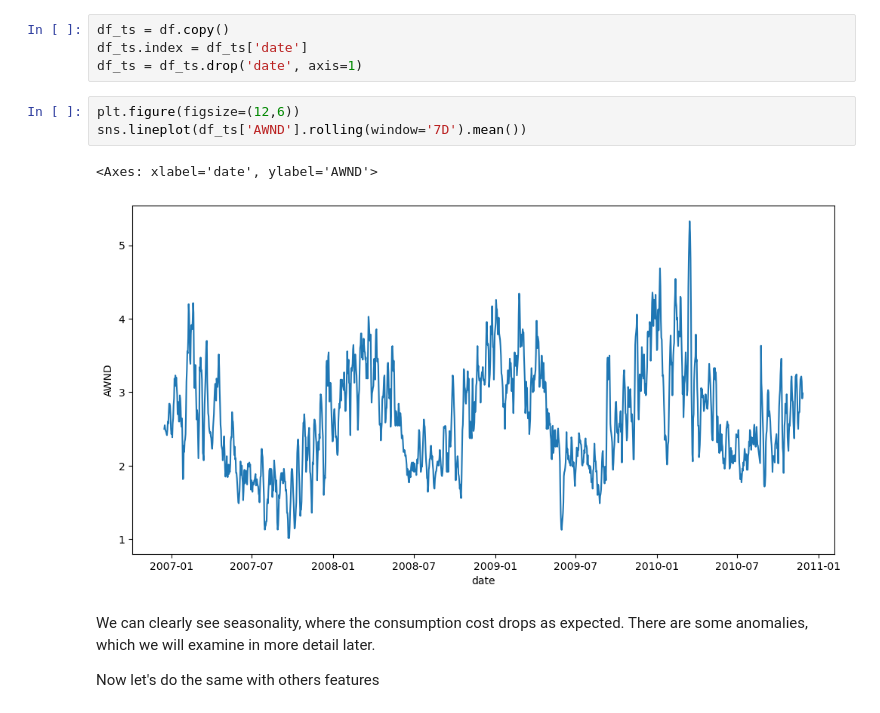
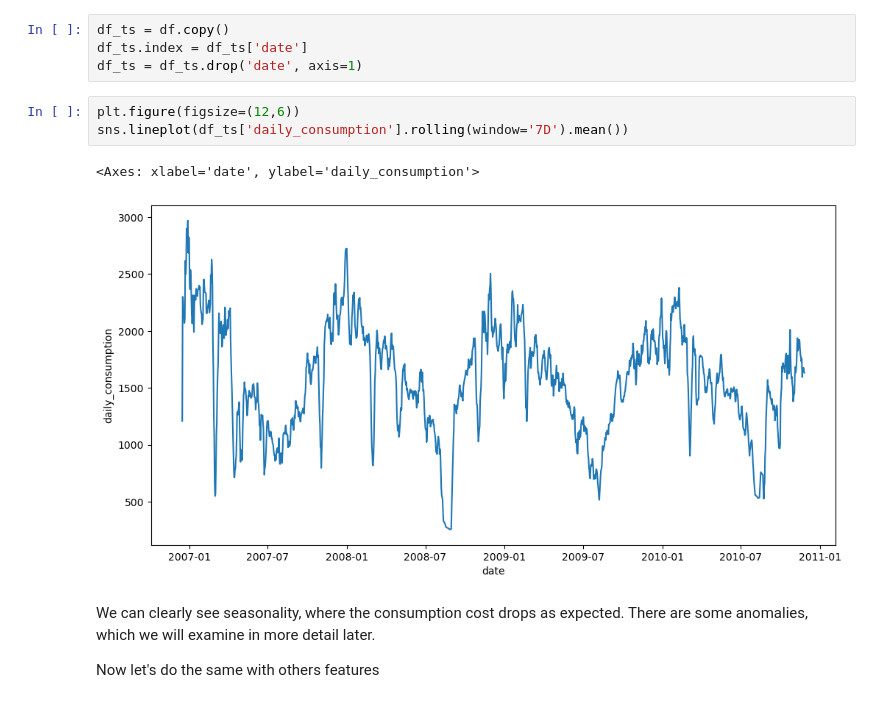
Before and after one commit to NotFenir/Data-Science-Projects, a Jupyter notebook: Electricity Consumption Based On Weather Data/notebook.ipynb, the cells around one changed output. Saved outputs shown, nothing was run; the diff lists cells and outputs as text.

```diff
--- a/Electricity Consumption Based On Weather Data/notebook.ipynb
+++ b/Electricity Consumption Based On Weather Data/notebook.ipynb
@@ -155,10 +155,10 @@ df_ts.index = df_ts['date']
 df_ts = df_ts.drop('date', axis=1)
 # %%
 plt.figure(figsize=(12,6))
-sns.lineplot(df_ts['AWND'].rolling(window='7D').mean())
+sns.lineplot(df_ts['daily_consumption'].rolling(window='7D').mean())
 # %% [output]
-<Axes: xlabel='date', ylabel='AWND'>
+<Axes: xlabel='date', ylabel='daily_consumption'>
-[figure, old version]
+[figure, new version]
 # %% [markdown]
 We can clearly see seasonality, where the consumption cost drops as expected. There are some anomalies, which we will examine in more detail later.
 
```
Also changed, not shown: parts of 29 cells of this notebook.
